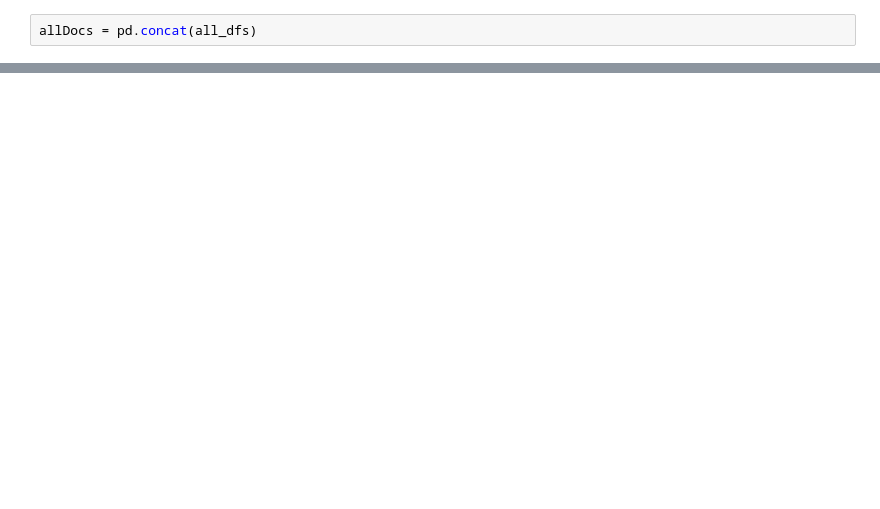
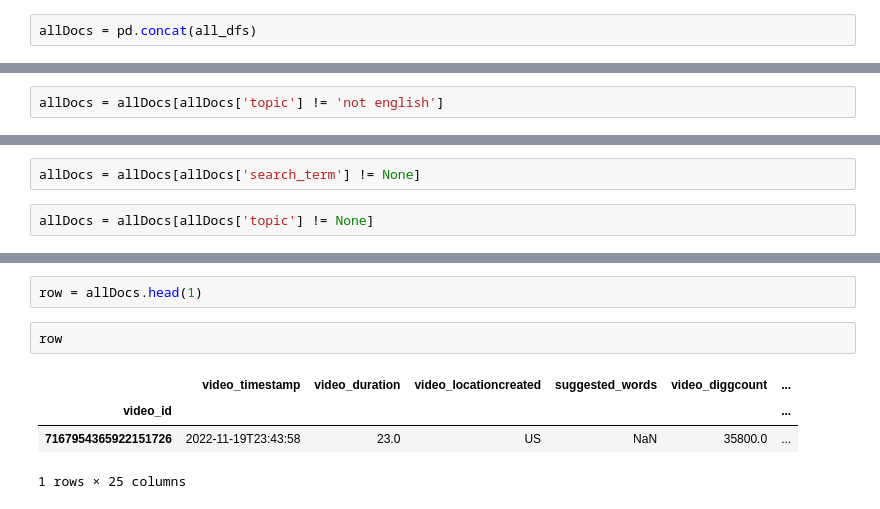
Before and after one commit to ay106/CS-315-Final-Project, a Jupyter notebook: topic_modelling/AI Generated Topic Analysis.ipynb, the cells around one changed output, grey strips where cells are left out. Drawn from its saved outputs; the diff is of its cells as text; blank space fills up the shorter version.

```diff
--- a/topic_modelling/AI Generated Topic Analysis.ipynb
+++ b/topic_modelling/AI Generated Topic Analysis.ipynb
@@ -50,0 +81,2 @@ KeyError: 'topic'
+# %%
+allDocs = allDocs[allDocs['topic'] != 'not english']
@@ -50,0 +87,4 @@ KeyError: 'topic'
+# %%
+allDocs = allDocs[allDocs['search_term'] != None]
+# %%
+allDocs = allDocs[allDocs['topic'] != None]
@@ -50,0 +122,9 @@ KeyError: 'topic'
+# %%
+row = allDocs.head(1)
+# %%
+row
+# %% [output]
+|  | video_timestamp | video_duration | video_locationcreated | suggested_words | video_diggcount | ... |
+| video_id |  |  |  |  |  | ... |
+| 7167954365922151726 | 2022-11-19T23:43:58 | 23.0 | US | NaN | 35800.0 | ... |
+1 rows × 25 columns
```
Also changed, not shown: parts of 30 cells of this notebook, 11 other files.
